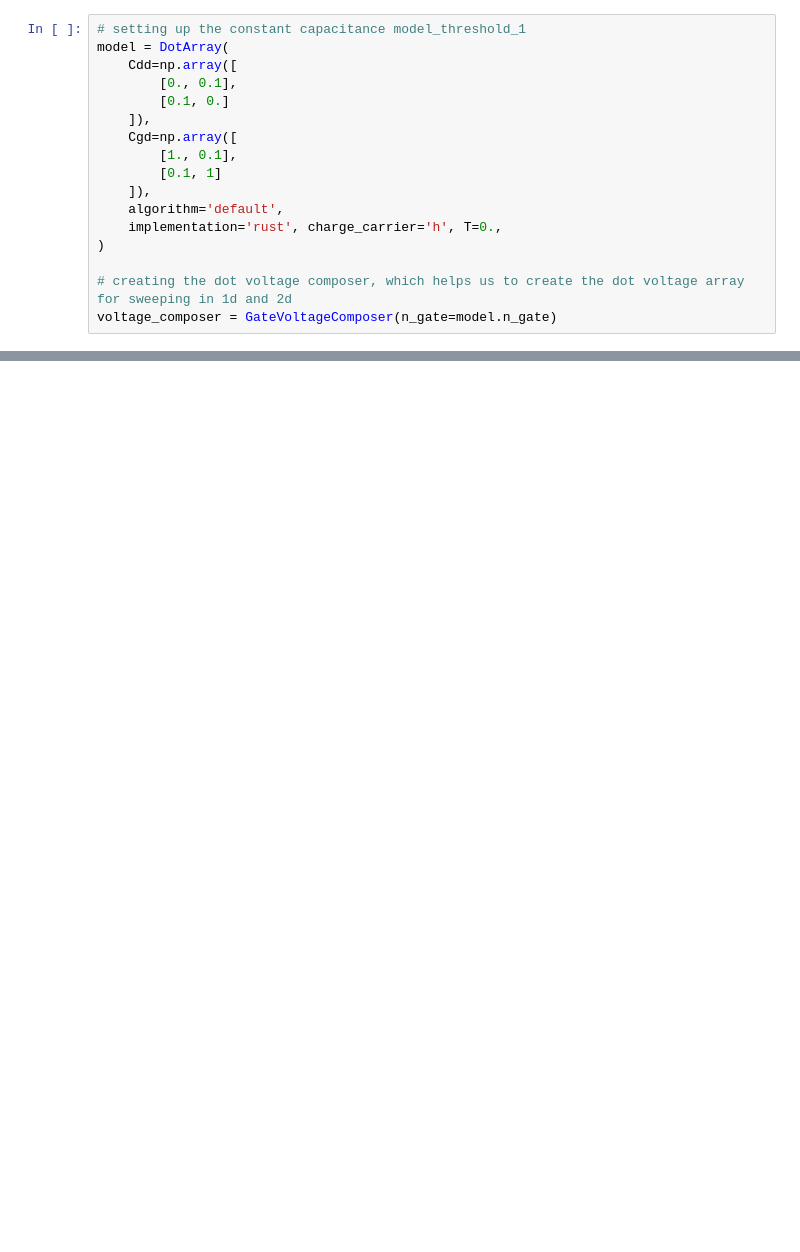
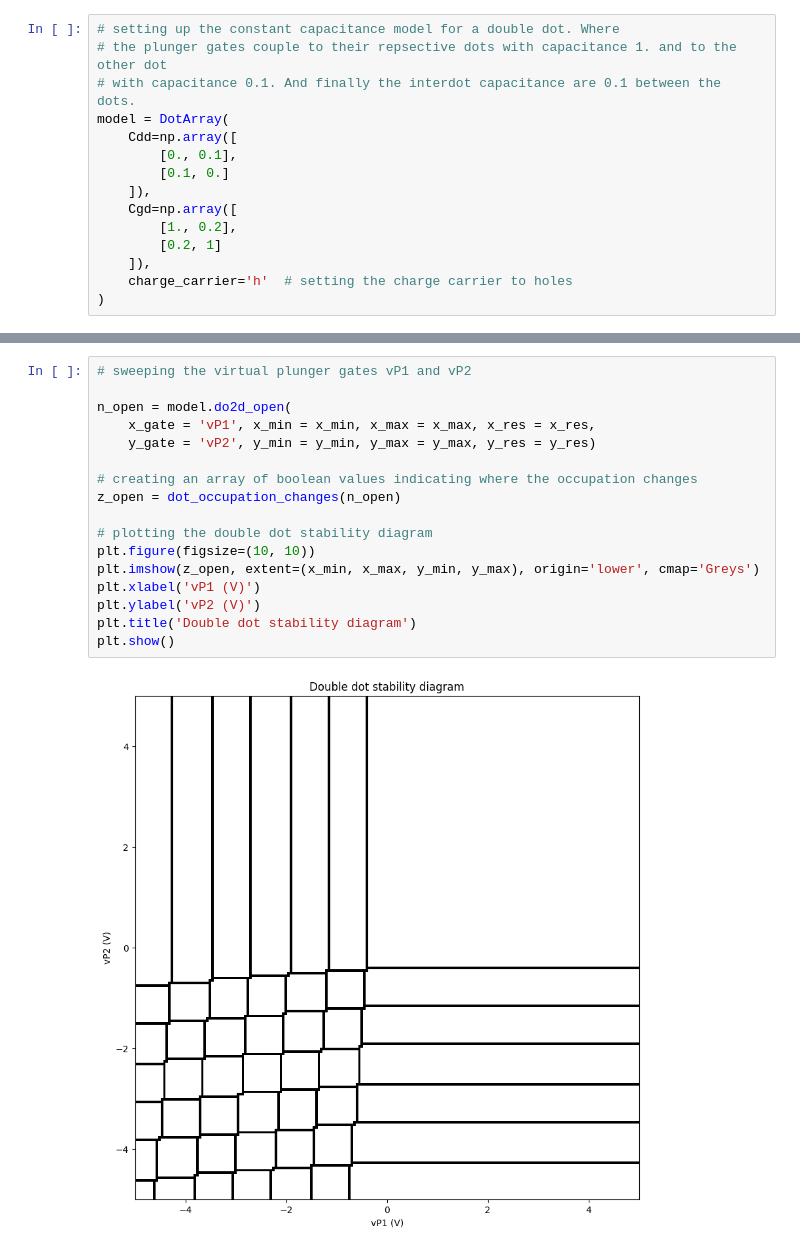
Before and after one commit to b-vanstraaten/qarray, a Jupyter notebook: examples/double_dot.ipynb, the cells around one changed output, grey strips where cells are left out. Saved outputs shown, nothing was run; the diff lists cells and outputs as text; blank space fills up the shorter version.

```diff
--- a/examples/double_dot.ipynb
+++ b/examples/double_dot.ipynb
@@ -7,18 +13,16 @@ from qarray import (DotArray, GateVoltageComposer, dot_occupation_changes)
 # %%
-# setting up the constant capacitance model_threshold_1
+# setting up the constant capacitance model for a double dot. Where
+# the plunger gates couple to their repsective dots with capacitance 1. and to the other dot
+# with capacitance 0.1. And finally the interdot capacitance are 0.1 between the dots.
 model = DotArray(
     Cdd=np.array([
         [0., 0.1],
         [0.1, 0.]
     ]),
     Cgd=np.array([
-        [1., 0.1],
-        [0.1, 1]
+        [1., 0.2],
+        [0.2, 1]
     ]),
-    algorithm='default',
-    implementation='rust', charge_carrier='h', T=0.,
+    charge_carrier='h'  # setting the charge carrier to holes
 )
-
-# creating the dot voltage composer, which helps us to create the dot voltage array for sweeping in 1d and 2d
-voltage_composer = GateVoltageComposer(n_gate=model.n_gate)
 # %%
@@ -59,0 +51,19 @@ NameError: name 'vg' is not defined
+# %%
+# sweeping the virtual plunger gates vP1 and vP2
+
+n_open = model.do2d_open(
+    x_gate = 'vP1', x_min = x_min, x_max = x_max, x_res = x_res,
+    y_gate = 'vP2', y_min = y_min, y_max = y_max, y_res = y_res)
+
+# creating an array of boolean values indicating where the occupation changes
+z_open = dot_occupation_changes(n_open)
+
+# plotting the double dot stability diagram
+plt.figure(figsize=(10, 10))
+plt.imshow(z_open, extent=(x_min, x_max, y_min, y_max), origin='lower', cmap='Greys')
+plt.xlabel('vP1 (V)')
+plt.ylabel('vP2 (V)')
+plt.title('Double dot stability diagram')
+plt.show()
+# %% [output]
+[figure, added]
```
Also changed, not shown: parts of 6 cells of this notebook, 4 other files.
